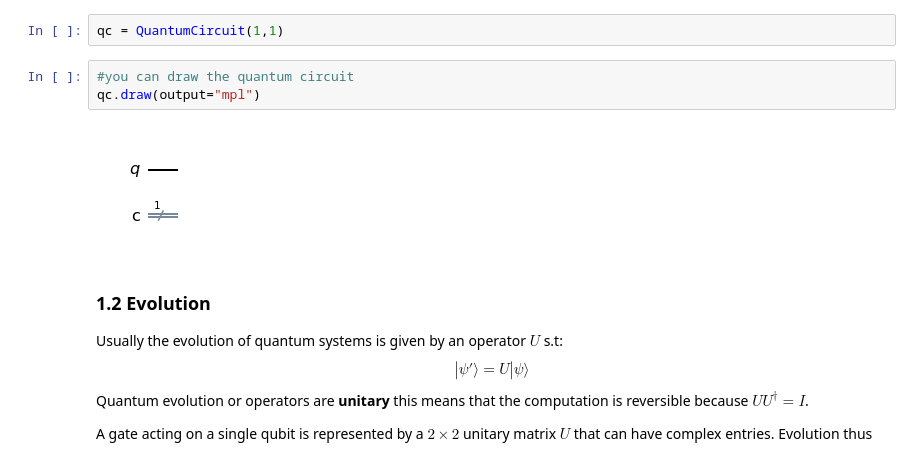
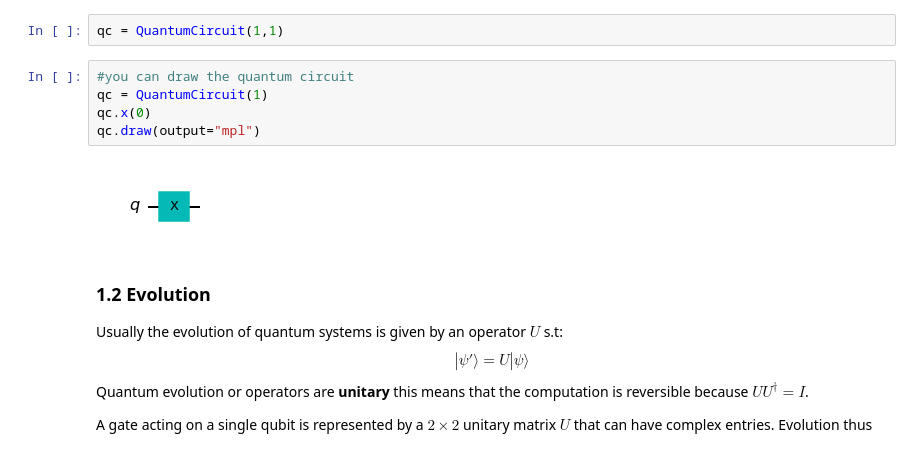
Before and after one commit to andre-sequeira10/concurrency2223, a Jupyter notebook: lecture 1 - Introduction to Quantum Computing using Qiskit/lecture1_introduction.ipynb, the cells around one changed output. Drawn from its saved outputs; the diff is of its cells as text.

```diff
--- a/lecture 1 - Introduction to Quantum Computing using Qiskit/lecture1_introduction.ipynb
+++ b/lecture 1 - Introduction to Quantum Computing using Qiskit/lecture1_introduction.ipynb
@@ -215,9 +216,11 @@ One can also avoid creating explicitly the quantum/classical registers
 qc = QuantumCircuit(1,1)
 # %%
 #you can draw the quantum circuit
+qc = QuantumCircuit(1)
+qc.x(0)
 qc.draw(output="mpl")
 # %% [output]
-[figure, old version]
+[figure, new version]
 # %% [markdown]
 ### 1.2 Evolution <a id='evolution'></a>
 
```
Also changed, not shown: parts of 20 cells of this notebook, 3 other files.
